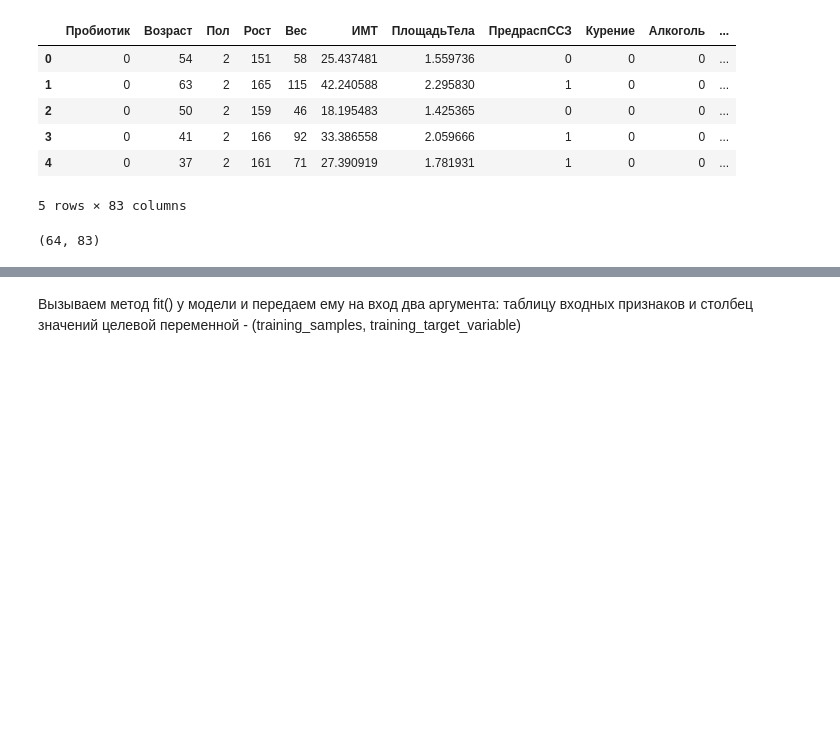
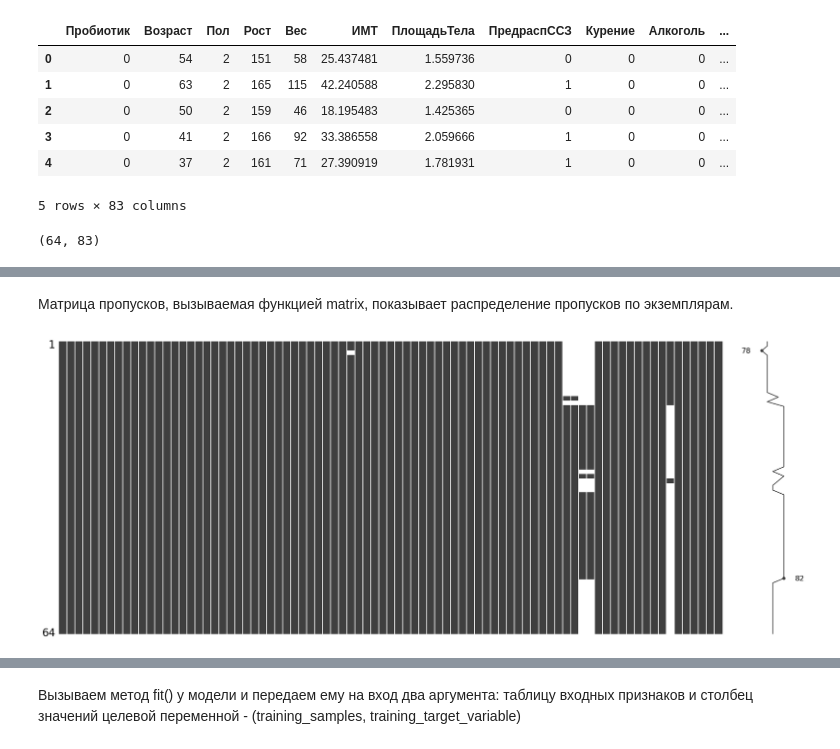
Before and after one commit to AlexBaunti/Prediction_AI, a Jupyter notebook: RandomTreeMethod.ipynb, the cells around one changed output, grey strips where cells are left out. Cells and saved outputs as stored; diff of their text form; code cells hidden in the pictures; blank space fills up the shorter version.

```diff
--- a/RandomTreeMethod.ipynb
+++ b/RandomTreeMethod.ipynb
@@ -131,0 +163,6 @@ training_samples.shape
+# %% [markdown]
+Матрица пропусков, вызываемая функцией matrix, показывает распределение пропусков по экземплярам.
+# %%
+msno.matrix(training_samples);
+# %% [output]
+[figure, added]
```
Also changed, not shown: parts of 38 cells of this notebook.
